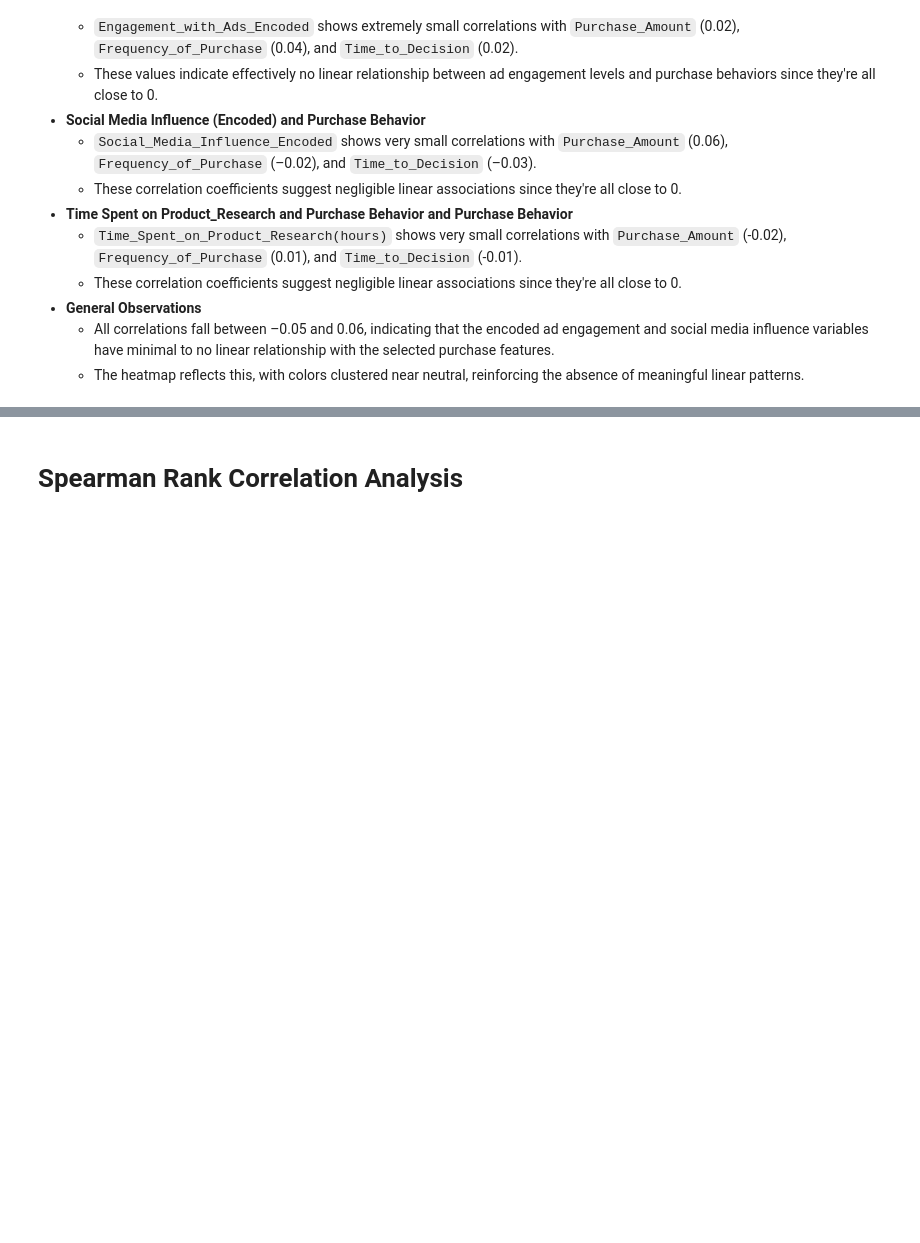
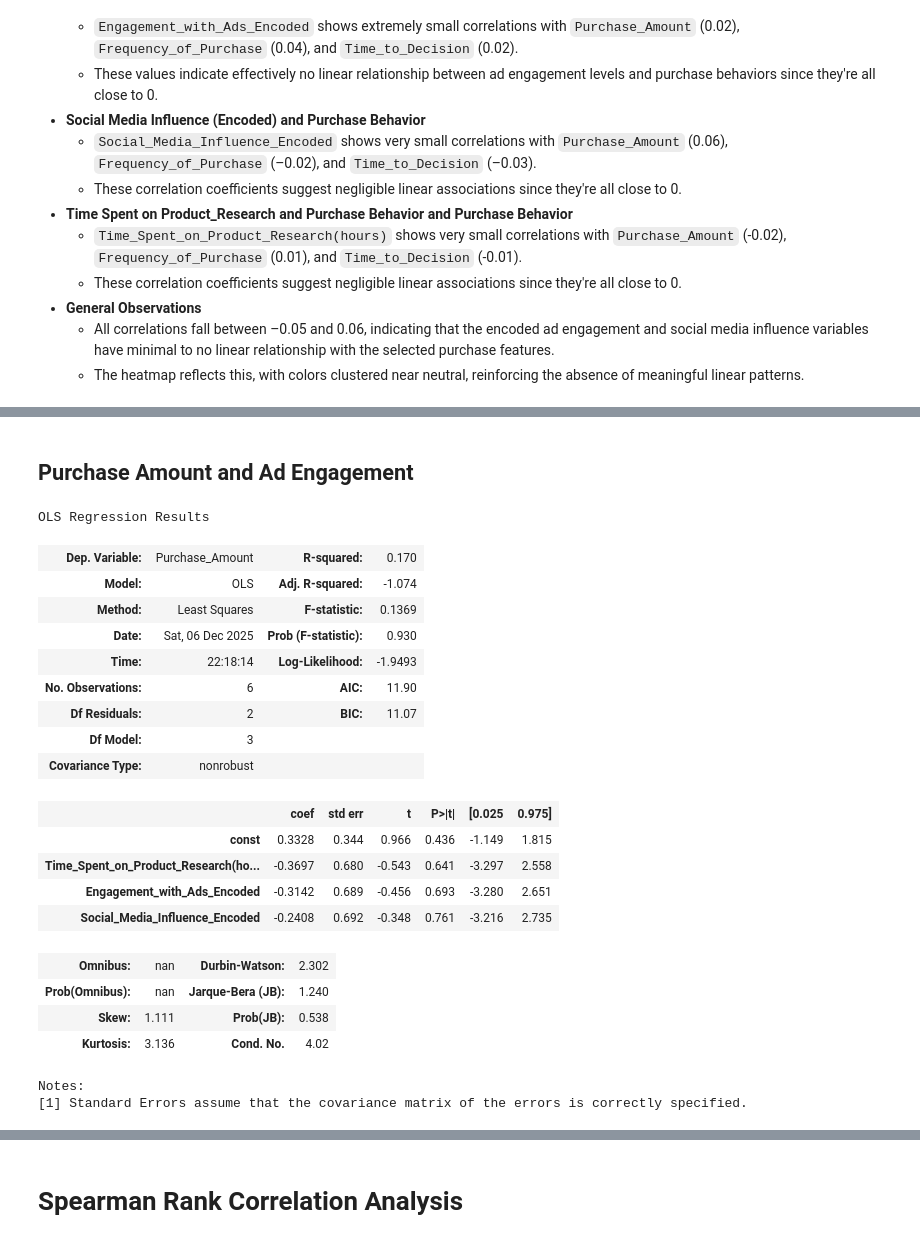
Before and after one commit to cwjng/si671-final-project, a Jupyter notebook: ad_correlation_analysis.ipynb, the cells around one changed output, grey strips where cells are left out. Saved outputs shown, nothing was run; the diff lists cells and outputs as text; code cells hidden in the pictures; blank space fills up the shorter version.

Commit message:
Updated with regression analysis

```diff
--- a/ad_correlation_analysis.ipynb
+++ b/ad_correlation_analysis.ipynb
@@ -104,0 +114,32 @@ The ad engagement columns: `Engagement_with_Ads_Encoded` and `Social_Media_Influ
+# %% [markdown]
+## Purchase Amount and Ad Engagement
+# %%
+X = pearson_df.drop(columns=['Purchase_Amount', 'Frequency_of_Purchase',
+                             'Time_to_Decision'])
+y = pearson_df['Purchase_Amount']
+
+X = sm.add_constant(X)
+model = sm.OLS(y, X).fit()
+model.summary()
+# %% [output]
+OLS Regression Results
+| Dep. Variable: | Purchase_Amount | R-squared: | 0.170 |
+| Model: | OLS | Adj. R-squared: | -1.074 |
+| Method: | Least Squares | F-statistic: | 0.1369 |
+| Date: | Sat, 06 Dec 2025 | Prob (F-statistic): | 0.930 |
+| Time: | 22:18:14 | Log-Likelihood: | -1.9493 |
+| No. Observations: | 6 | AIC: | 11.90 |
+| Df Residuals: | 2 | BIC: | 11.07 |
+| Df Model: | 3 |  |  |
+| Covariance Type: | nonrobust |  |  |
+|  | coef | std err | t | P>|t| | [0.025 | 0.975] |
+| const | 0.3328 | 0.344 | 0.966 | 0.436 | -1.149 | 1.815 |
+| Time_Spent_on_Product_Research(ho... | -0.3697 | 0.680 | -0.543 | 0.641 | -3.297 | 2.558 |
+| Engagement_with_Ads_Encoded | -0.3142 | 0.689 | -0.456 | 0.693 | -3.280 | 2.651 |
+| Social_Media_Influence_Encoded | -0.2408 | 0.692 | -0.348 | 0.761 | -3.216 | 2.735 |
+| Omnibus: | nan | Durbin-Watson: | 2.302 |
+| Prob(Omnibus): | nan | Jarque-Bera (JB): | 1.240 |
+| Skew: | 1.111 | Prob(JB): | 0.538 |
+| Kurtosis: | 3.136 | Cond. No. | 4.02 |
+Notes:
+[1] Standard Errors assume that the covariance matrix of the errors is correctly specified.
```
Also changed, not shown: parts of 15 cells of this notebook.
